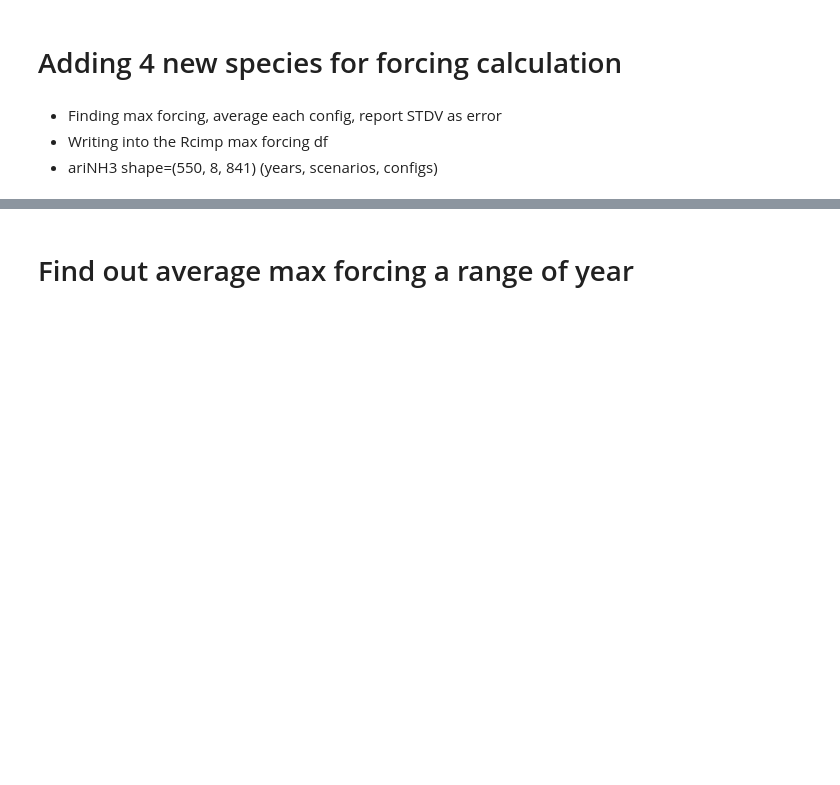
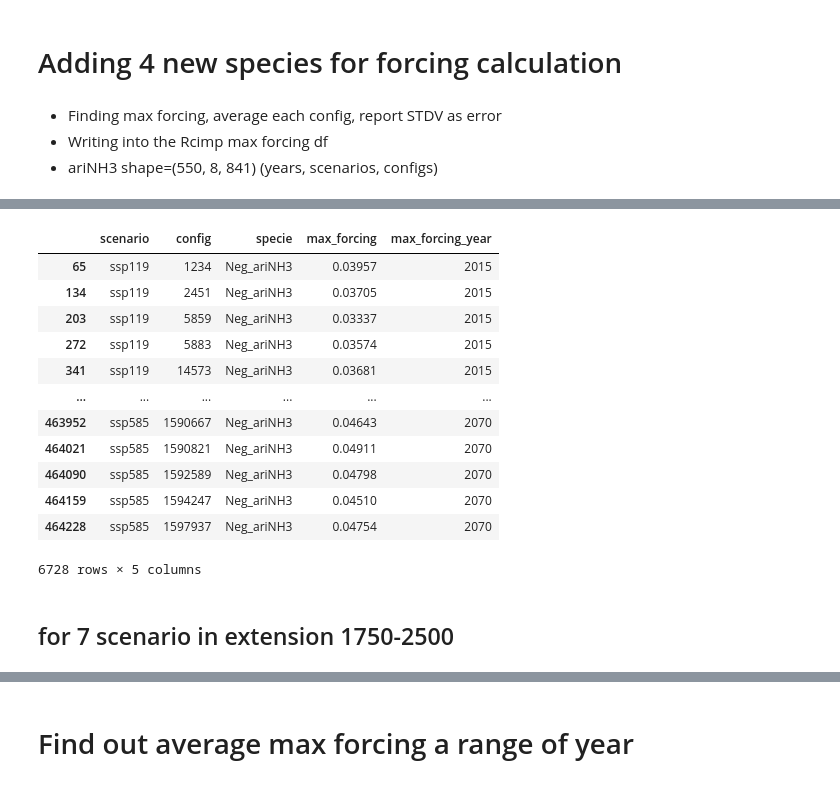
Before and after one commit to xuxingcheng/FAIR-emission-climate-model, a Jupyter notebook: Max Forcing Analysis.ipynb, the cells around one changed output, grey strips where cells are left out. Cells and saved outputs as stored; diff of their text form; code cells hidden in the pictures; blank space fills up the shorter version.

```diff
--- a/Max Forcing Analysis.ipynb
+++ b/Max Forcing Analysis.ipynb
@@ -216,0 +213,34 @@ max_forcing_df_Rcimp[max_forcing_df_Rcimp['specie'] == 'ariNH3']
+# %%
+max_forcing = forcing_clone.max(dim='timebounds')
+idx = forcing_clone.argmax(dim='timebounds')
+max_forcing_year = forcing_clone['timebounds'].isel(timebounds=idx)
+
+ds1 = xr.Dataset({
+    'max_forcing':       max_forcing,
+    'max_forcing_year':  max_forcing_year
+})
+df1 = ds1.to_dataframe().reset_index()
+
+df1['config']            = df1['config'].astype(int)
+df1['max_forcing_year']  = df1['max_forcing_year'].astype(int)
+df1.drop(columns=['timebounds'], inplace=True)
+df1.to_csv('examples/data/calibrated_constrained_ensemble/max_forcing_Rcimp.csv',
+          index=False)
+# %%
+df1[df1['specie'] == 'Neg_ariNH3']
+# %% [output]
+|  | scenario | config | specie | max_forcing | max_forcing_year |
+| 65 | ssp119 | 1234 | Neg_ariNH3 | 0.03957 | 2015 |
+| 134 | ssp119 | 2451 | Neg_ariNH3 | 0.03705 | 2015 |
+| 203 | ssp119 | 5859 | Neg_ariNH3 | 0.03337 | 2015 |
+| 272 | ssp119 | 5883 | Neg_ariNH3 | 0.03574 | 2015 |
+| 341 | ssp119 | 14573 | Neg_ariNH3 | 0.03681 | 2015 |
+| ... | ... | ... | ... | ... | ... |
+| 463952 | ssp585 | 1590667 | Neg_ariNH3 | 0.04643 | 2070 |
+| 464021 | ssp585 | 1590821 | Neg_ariNH3 | 0.04911 | 2070 |
+| 464090 | ssp585 | 1592589 | Neg_ariNH3 | 0.04798 | 2070 |
+| 464159 | ssp585 | 1594247 | Neg_ariNH3 | 0.04510 | 2070 |
+| 464228 | ssp585 | 1597937 | Neg_ariNH3 | 0.04754 | 2070 |
+6728 rows × 5 columns
+# %% [markdown]
+## for 7 scenario in extension 1750-2500
```
Also changed, not shown: parts of 22 cells of this notebook, 3 other files.
